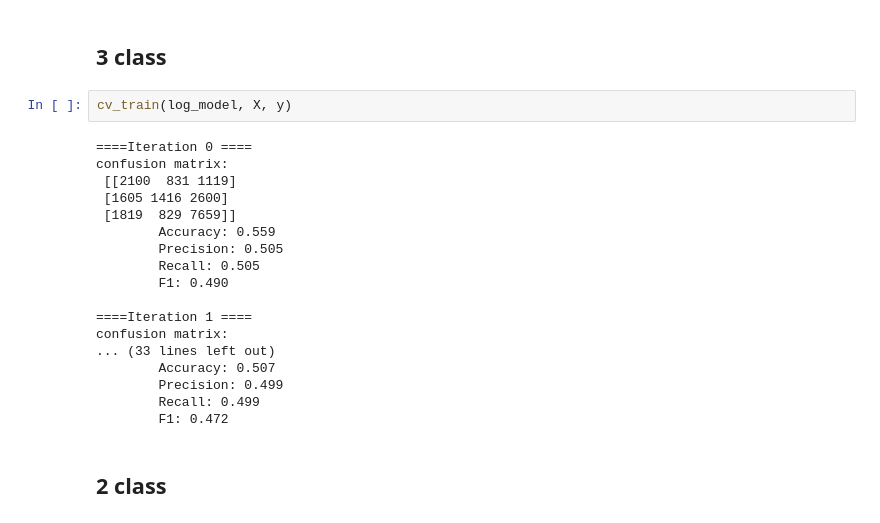
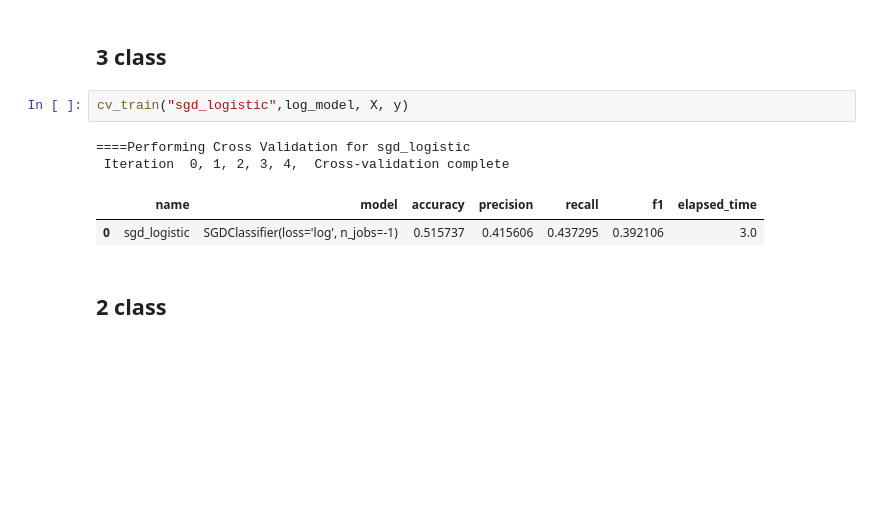
Before and after one commit to rchannewiser/MSDS-machine-learning1-team5, a Jupyter notebook: team5_lab2.ipynb, the cells around one changed output. Saved outputs shown, nothing was run; the diff lists cells and outputs as text; blank space fills up the shorter version.

```diff
--- a/team5_lab2.ipynb
+++ b/team5_lab2.ipynb
@@ -182,25 +172,12 @@ log_model = lm.SGDClassifier(n_jobs=-1, loss="log")
 # %% [markdown]
 ## 3 class
 # %%
-cv_train(log_model, X, y)
+cv_train("sgd_logistic",log_model, X, y)
 # %% [output]
-====Iteration 0 ====
-confusion matrix:
- [[2100  831 1119]
- [1605 1416 2600]
- [1819  829 7659]]
-        Accuracy: 0.559
-        Precision: 0.505
-        Recall: 0.505
-        F1: 0.490
-
-====Iteration 1 ====
-confusion matrix:
-... (33 lines left out)
-        Accuracy: 0.507
-        Precision: 0.499
-        Recall: 0.499
-        F1: 0.472
+====Performing Cross Validation for sgd_logistic
+ Iteration  0, 1, 2, 3, 4,  Cross-validation complete
+|  | name | model | accuracy | precision | recall | f1 | elapsed_time |
+| 0 | sgd_logistic | SGDClassifier(loss='log', n_jobs=-1) | 0.515737 | 0.415606 | 0.437295 | 0.392106 | 3.0 |
 # %% [markdown]
 ## 2 class
 # %%
```
Also changed, not shown: parts of 9 cells of this notebook.
